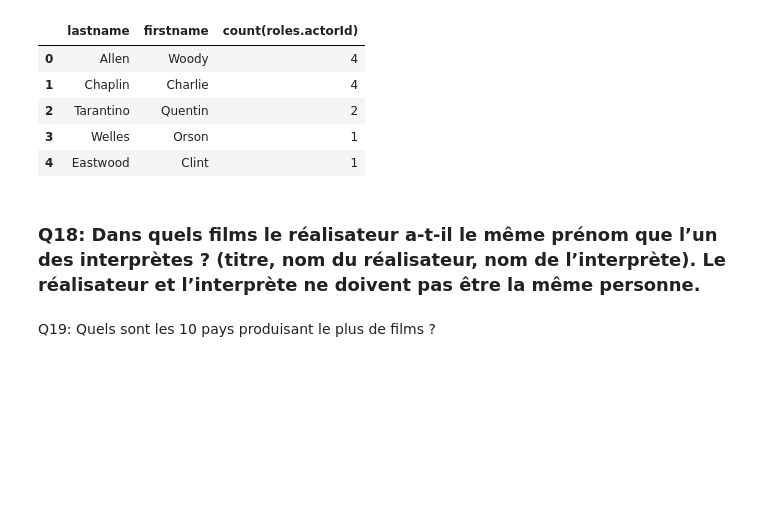
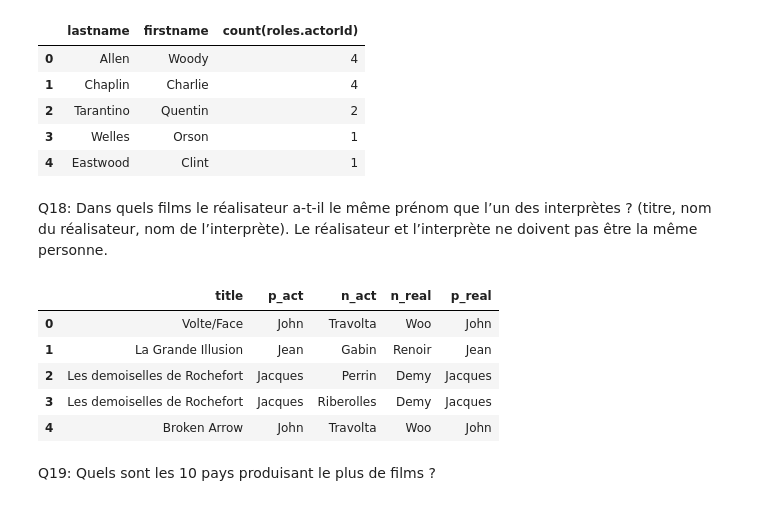
Before and after one commit to CPingeon/movies3, a Jupyter notebook: movies-3.ipynb, the cells around one changed output. Cells and saved outputs as stored; diff of their text form; code cells hidden in the pictures; blank space fills up the shorter version.

```diff
--- a/movies-3.ipynb
+++ b/movies-3.ipynb
@@ -464,4 +464,4 @@ results17.head(5)
 | 3 | Welles | Orson | 1 |
 | 4 | Eastwood | Clint | 1 |
 # %% [markdown]
-### **Q18: Dans quels films le réalisateur a-t-il le même prénom que l’un des interprètes ? (titre, nom du réalisateur, nom de l’interprète). Le réalisateur et l’interprète ne doivent pas être la même personne.**
+Q18: Dans quels films le réalisateur a-t-il le même prénom que l’un des interprètes ? (titre, nom du réalisateur, nom de l’interprète). Le réalisateur et l’interprète ne doivent pas être la même personne.
@@ -475,3 +468,22 @@ results18.head(5)
+# %%
+sql_query_18 = """
+    SELECT m.title, a1.firstname as p_act, a1.lastname as n_act, a2.lastname as n_real, a2.firstname as p_real
+    FROM roles r
+    INNER JOIN artists a1 on r.actorId =a1.id
+    INNER JOIN movies m on r.movieId = m.id
+    INNER JOIN artists a2 on m.directorId=a2.id
+    WHERE a2.firstname =a1.firstname and  r.actorId!=a2.id
+"""
+
+results18 = pd.read_sql_query(sql_query_18, engine)
+results18.head(5)
+# %% [output]
+|  | title | p_act | n_act | n_real | p_real |
+| 0 | Volte/Face | John | Travolta | Woo | John |
+| 1 | La Grande Illusion | Jean | Gabin | Renoir | Jean |
+| 2 | Les demoiselles de Rochefort | Jacques | Perrin | Demy | Jacques |
+| 3 | Les demoiselles de Rochefort | Jacques | Riberolles | Demy | Jacques |
+| 4 | Broken Arrow | John | Travolta | Woo | John |
 # %% [markdown]
 Q19: Quels sont les 10 pays produisant le plus de films ?
 # %%
```
Also changed, not shown: parts of 1 cell of this notebook.
